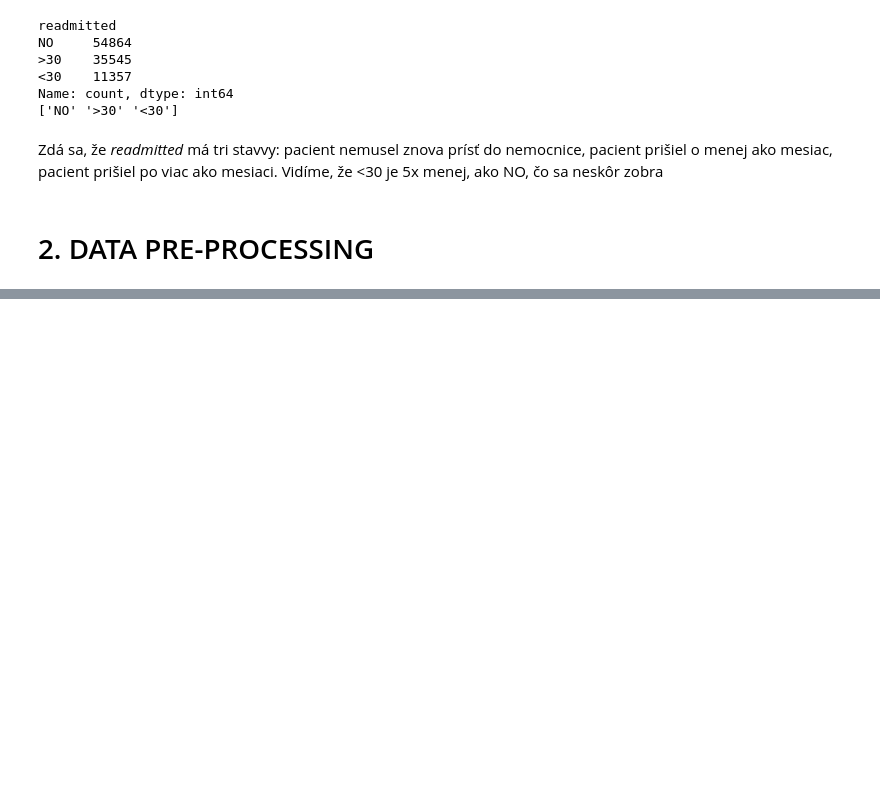
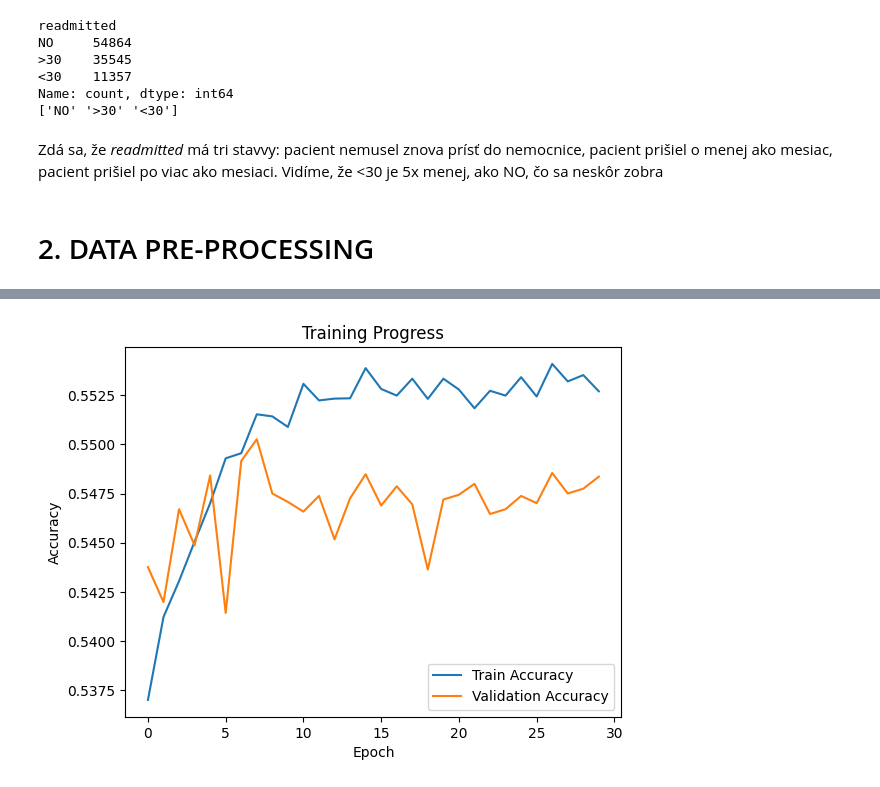
Before and after one commit to martingasparik/zneus_1_task, a Jupyter notebook: projekt/Untitled.ipynb, the cells around one changed output, grey strips where cells are left out. Cells and saved outputs as stored; diff of their text form; code cells hidden in the pictures; blank space fills up the shorter version.

Commit message:
Preprocessing & Model prototype

```diff
--- a/projekt/Untitled.ipynb
+++ b/projekt/Untitled.ipynb
@@ -116,0 +244,25 @@ Zdá sa, že _readmitted_ má tri stavvy: pacient nemusel znova prísť do nemoc
+# %%
+scaler = StandardScaler()
+X_train_scaled = scaler.fit_transform(X_train)
+X_test_scaled = scaler.transform(X_test)
+# %%
+model = keras.Sequential([
+    layers.Input(shape=(X_train_scaled.shape[1],)),
+    layers.Dense(32, activation='relu'),
+    layers.Dense(16, activation='relu'),
+    layers.Dense(3, activation='sigmoid')
+])
+# %%
+model.compile(
+    optimizer='adam',
+    loss='sparse_categorical_crossentropy',  # pre viactriednu klasifikáciu
+    metrics=['accuracy']
+)
+# %%
+history = model.fit(
+    X_train_scaled, y_train,
+    validation_split=0.2,
+    epochs=30,
+    batch_size=16,
+    verbose=1
+)
@@ -116,0 +287,14 @@ Zdá sa, že _readmitted_ má tri stavvy: pacient nemusel znova prísť do nemoc
+# %%
+loss, accuracy = model.evaluate(X_test_scaled, y_test)
+print(f"Test accuracy: {accuracy:.3f}")
+
+import matplotlib.pyplot as plt
+
+plt.plot(history.history['accuracy'], label='Train Accuracy')
+plt.plot(history.history['val_accuracy'], label='Validation Accuracy')
+plt.xlabel('Epoch')
+plt.ylabel('Accuracy')
+plt.title('Training Progress')
+plt.legend()
+plt.show()
+# %% [output]
@@ -116,0 +303 @@ Zdá sa, že _readmitted_ má tri stavvy: pacient nemusel znova prísť do nemoc
+[figure, added]
```
Also changed, not shown: parts of 18 cells of this notebook.
